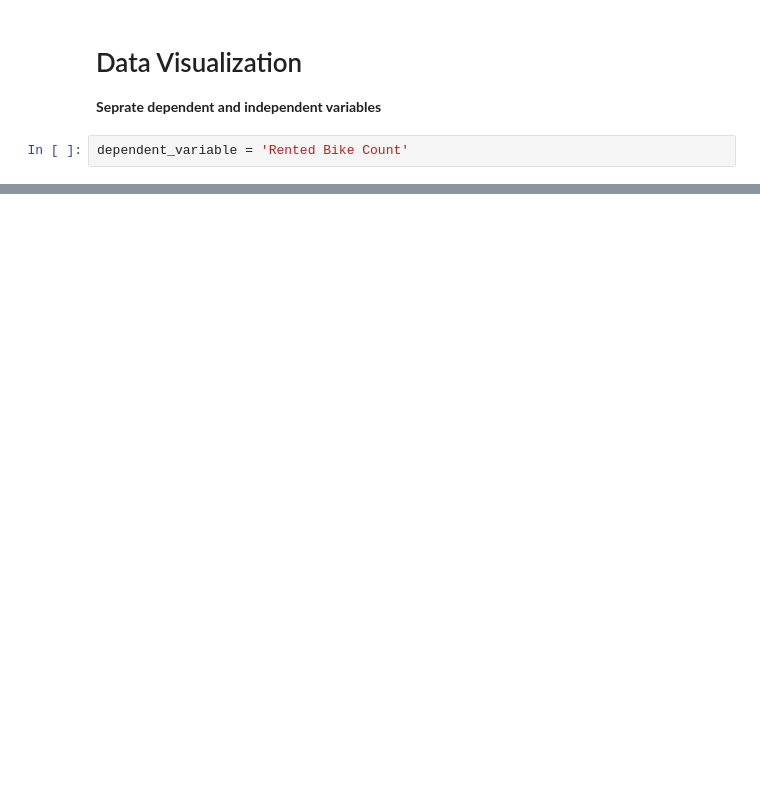
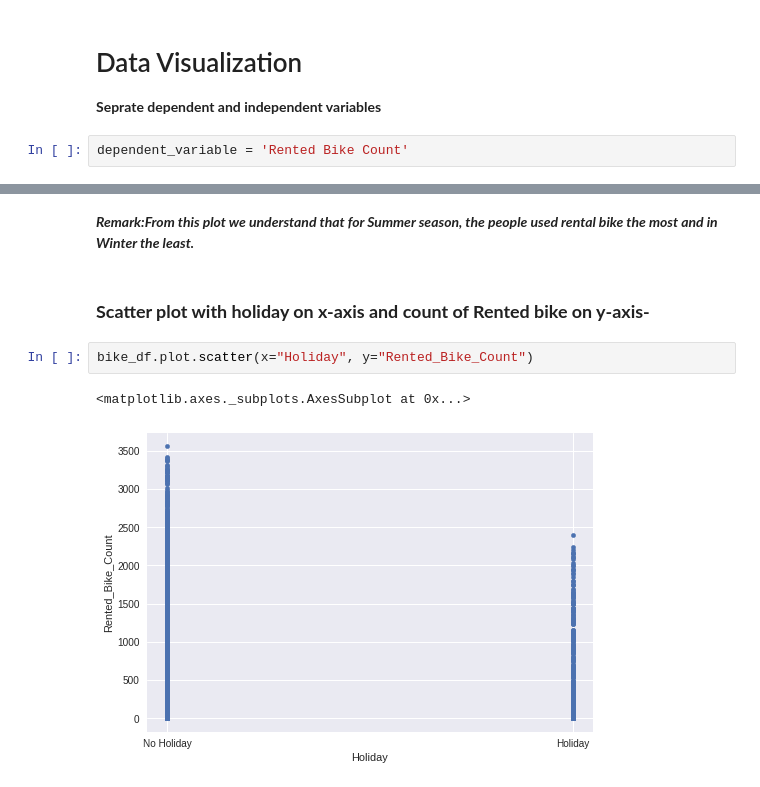
Before and after one commit to Sara19598/Seoul-Bike-Rental-Prediction---ML-Supervised, a Jupyter notebook: Bike_Sharing_Demand_Prediction_Poonam.ipynb, the cells around one changed output, grey strips where cells are left out. Drawn from its saved outputs; the diff is of its cells as text; blank space fills up the shorter version.

```diff
--- a/Bike_Sharing_Demand_Prediction_Poonam.ipynb
+++ b/Bike_Sharing_Demand_Prediction_Poonam.ipynb
@@ -254,0 +275,9 @@ plt.show()
+# %% [markdown]
+***Remark:From this plot we understand that for Summer season, the people used rental bike the most and in Winter the least.***
+# %% [markdown]
+### **Scatter plot with holiday on x-axis and count of Rented bike on y-axis-**
+# %%
+bike_df.plot.scatter(x="Holiday", y="Rented_Bike_Count")
+# %% [output]
+<matplotlib.axes._subplots.AxesSubplot at 0x...>
+[figure, added]
```
Also changed, not shown: parts of 54 cells of this notebook.
